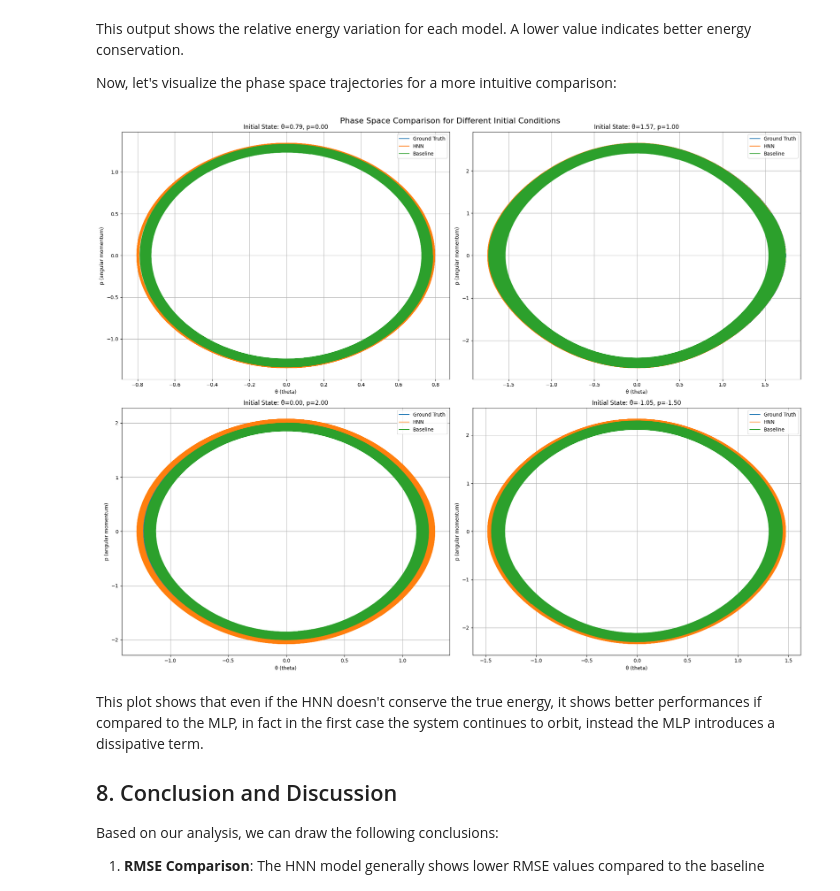
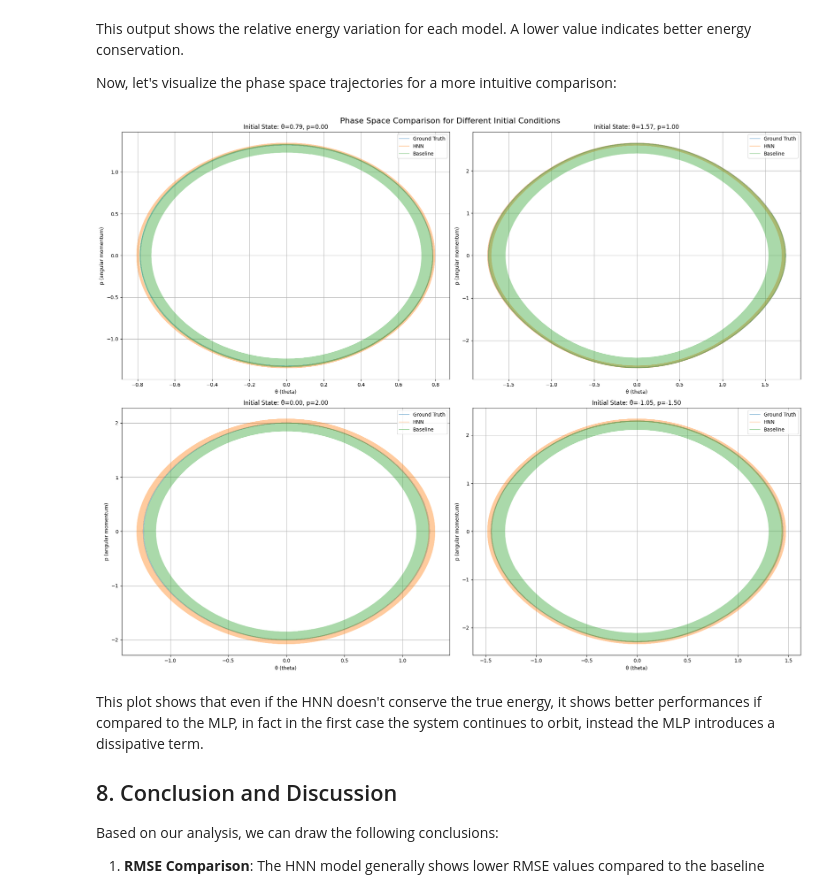
Before and after one commit to YuriPaglierani/Hamiltonian-Neural-Networks-Pendulums, a Jupyter notebook: notebooks/single_pendulum_nb.ipynb, the cells around one changed output. Cells and saved outputs as stored; diff of their text form; code cells hidden in the pictures.

```diff
--- a/notebooks/single_pendulum_nb.ipynb
+++ b/notebooks/single_pendulum_nb.ipynb
@@ -388,24 +383,24 @@ Now, let's visualize the phase space trajectories for a more intuitive compariso
 # %%
 def plot_phase_space_comparisons(true_trajectories, hnn_trajectories, baseline_trajectories, initial_states):
     fig, axes = plt.subplots(2, 2, figsize=(20, 16))
     fig.suptitle('Phase Space Comparison for Different Initial Conditions', fontsize=16)
 
     for i, ax in enumerate(axes.flat):
         ax.plot(true_trajectories[i][:, 0].numpy(), true_trajectories[i][:, 1].numpy(), label='Ground Truth', alpha=0.4)
-        ax.plot(hnn_trajectories[i][:, 0].numpy(), hnn_trajectories[i][:, 1].numpy(), label='HNN')
+        ax.plot(hnn_trajectories[i][:, 0].numpy(), hnn_trajectories[i][:, 1].numpy(), label='HNN', alpha=0.4)
         ax.plot(baseline_trajectories[i][:, 0].numpy(), baseline_trajectories[i][:, 1].numpy(), label='Baseline', alpha=0.4)
         ax.set_xlabel('θ (theta)')
         ax.set_ylabel('p (angular momentum)')
         ax.set_title(f'Initial State: θ={initial_states[i][0]:.2f}, p={initial_states[i][1]:.2f}')
         ax.legend()
         ax.grid(True)
 
     plt.tight_layout()
     plt.show()
 
 plot_phase_space_comparisons(true_trajectories, hnn_trajectories, baseline_trajectories, initial_states)
 # %% [output]
-[figure, old version]
+[figure, new version]
 # %% [markdown]
 This plot shows that even if the HNN doesn't conserve the true energy, it shows better performances if compared to the MLP, in fact in the first case the system continues to orbit, instead the MLP introduces a dissipative term.
 
```
Also changed, not shown: parts of 1 cell of this notebook.
